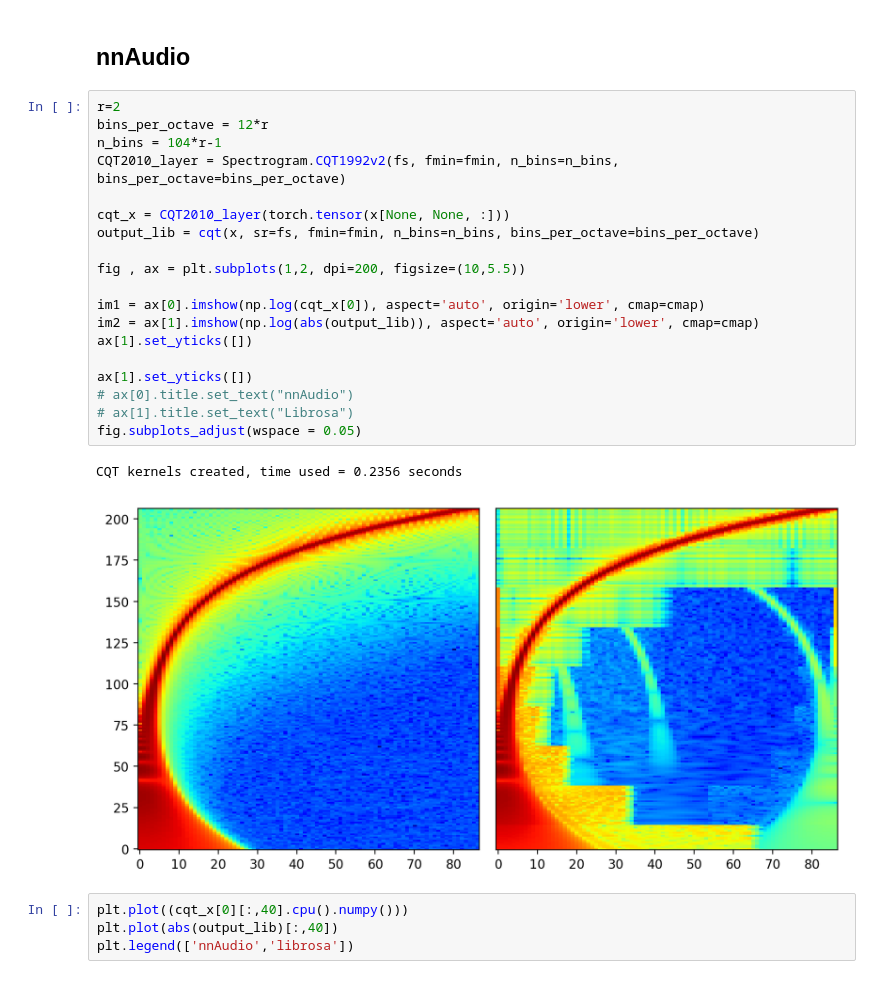
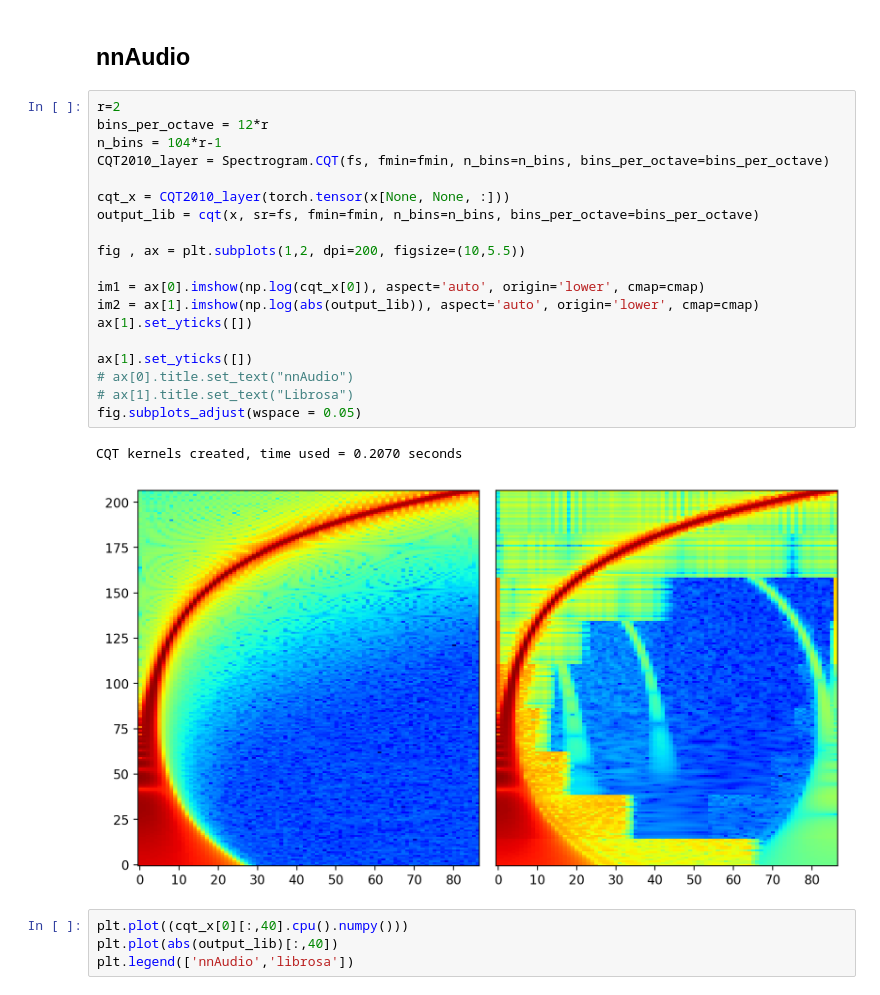
Before and after one commit to KinWaiCheuk/nnAudio, a Jupyter notebook: performance_test/linear_sine_sweepv2.ipynb, the cells around one changed output. Saved outputs shown, nothing was run; the diff lists cells and outputs as text.

```diff
--- a/performance_test/linear_sine_sweepv2.ipynb
+++ b/performance_test/linear_sine_sweepv2.ipynb
@@ -45,25 +45,25 @@ plt.axis('off')
 # %%
 r=2
 bins_per_octave = 12*r
 n_bins = 104*r-1
-CQT2010_layer = Spectrogram.CQT1992v2(fs, fmin=fmin, n_bins=n_bins, bins_per_octave=bins_per_octave)
+CQT2010_layer = Spectrogram.CQT(fs, fmin=fmin, n_bins=n_bins, bins_per_octave=bins_per_octave)
 
 cqt_x = CQT2010_layer(torch.tensor(x[None, None, :]))
 output_lib = cqt(x, sr=fs, fmin=fmin, n_bins=n_bins, bins_per_octave=bins_per_octave)
 
 fig , ax = plt.subplots(1,2, dpi=200, figsize=(10,5.5))
 
 im1 = ax[0].imshow(np.log(cqt_x[0]), aspect='auto', origin='lower', cmap=cmap)
 im2 = ax[1].imshow(np.log(abs(output_lib)), aspect='auto', origin='lower', cmap=cmap)
 ax[1].set_yticks([])
 
 ax[1].set_yticks([])
 # ax[0].title.set_text("nnAudio")
 # ax[1].title.set_text("Librosa")
 fig.subplots_adjust(wspace = 0.05)
 # %% [output]
-CQT kernels created, time used = 0.2356 seconds
+CQT kernels created, time used = 0.2070 seconds
-[figure, old version]
+[figure, new version]
 # %%
 plt.plot((cqt_x[0][:,40].cpu().numpy()))
 plt.plot(abs(output_lib)[:,40])
```
Also changed, not shown: parts of 4 cells of this notebook, 7 other files.
